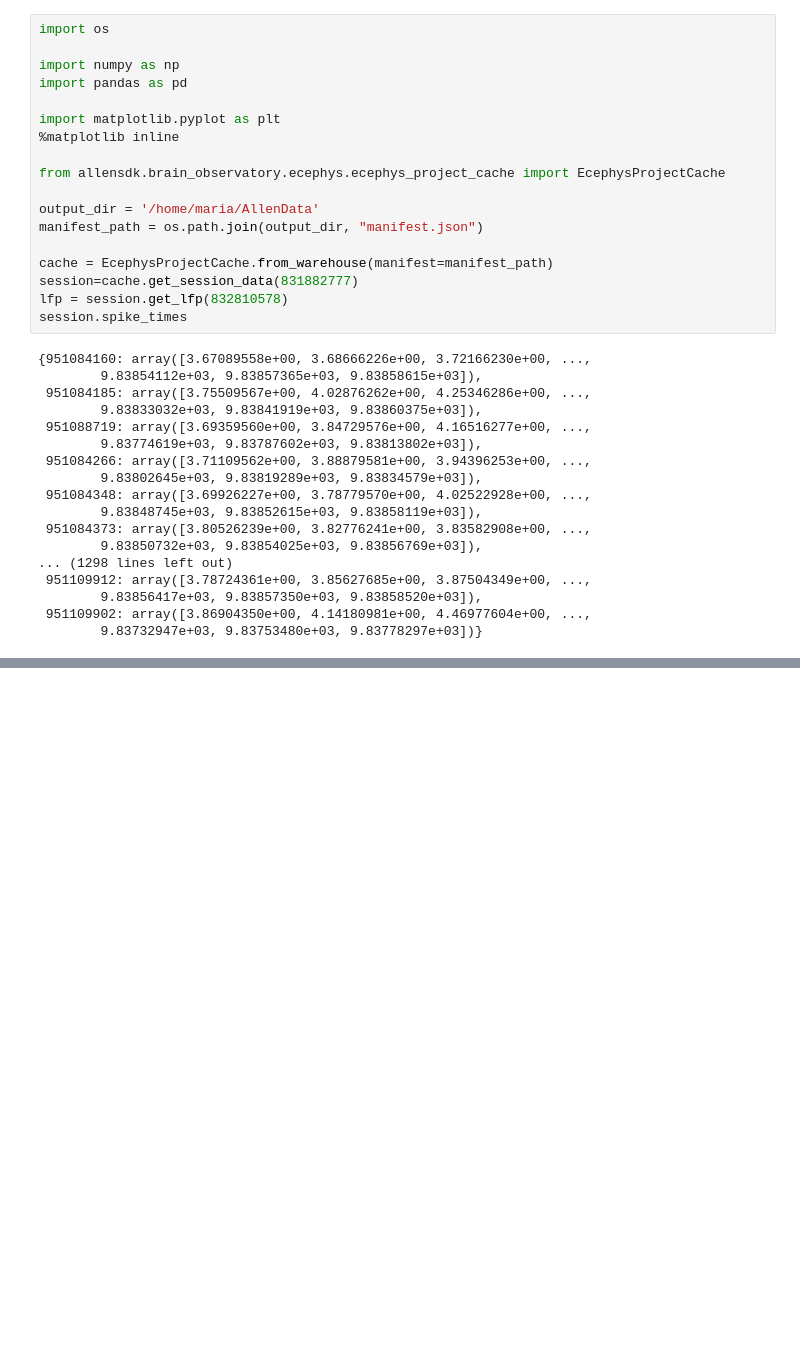
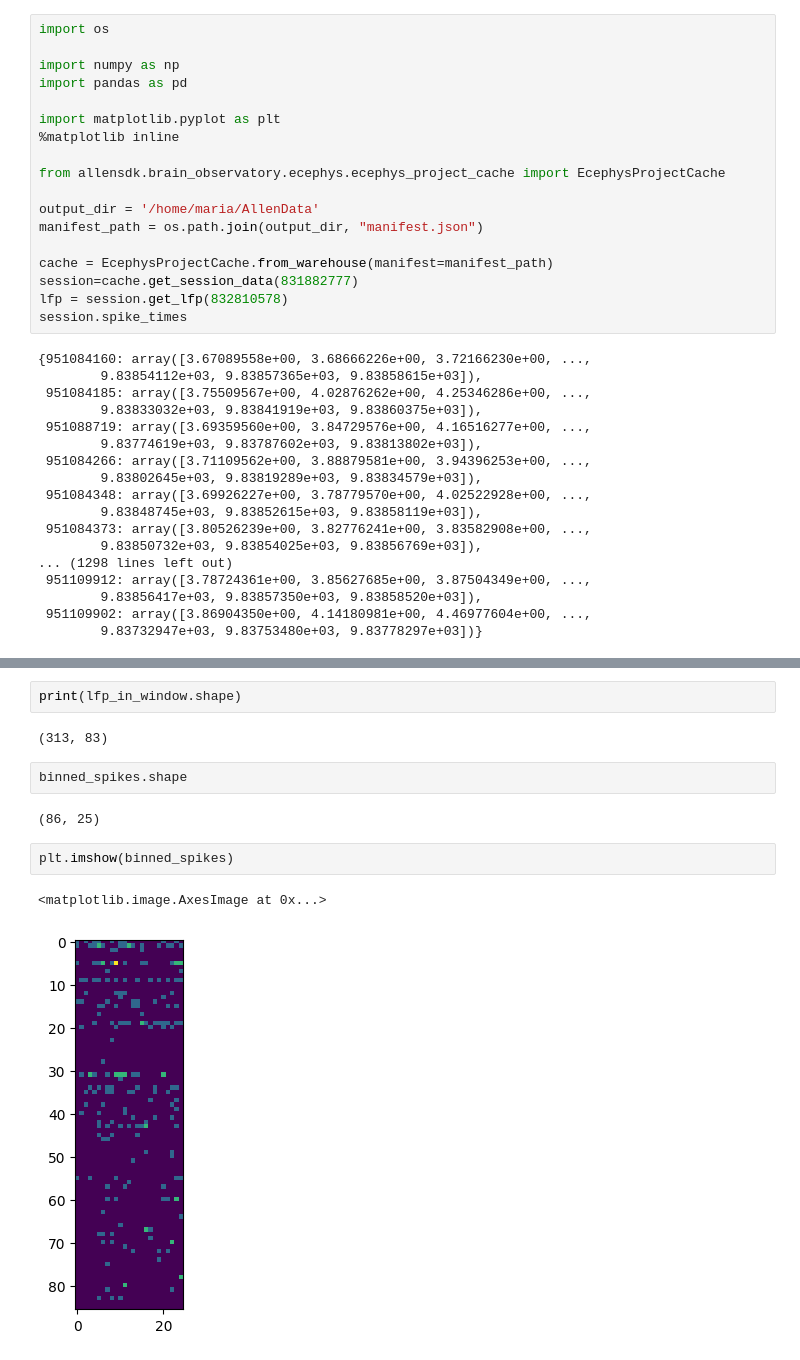
Before and after one commit to mariakesa/NeuroGarage, a Jupyter notebook: contrastive_learning/experimenting.ipynb, the cells around one changed output, grey strips where cells are left out. Saved outputs shown, nothing was run; the diff lists cells and outputs as text; blank space fills up the shorter version.

```diff
--- a/contrastive_learning/experimenting.ipynb
+++ b/contrastive_learning/experimenting.ipynb
@@ -56,0 +256,13 @@ TypeError: unhashable type: 'Int64Index'
+# %%
+print(lfp_in_window.shape)
+# %% [output]
+(313, 83)
+# %%
+binned_spikes.shape
+# %% [output]
+(86, 25)
+# %%
+plt.imshow(binned_spikes)
+# %% [output]
+<matplotlib.image.AxesImage at 0x...>
+[figure, added]
```
Also changed, not shown: parts of 11 cells of this notebook.
